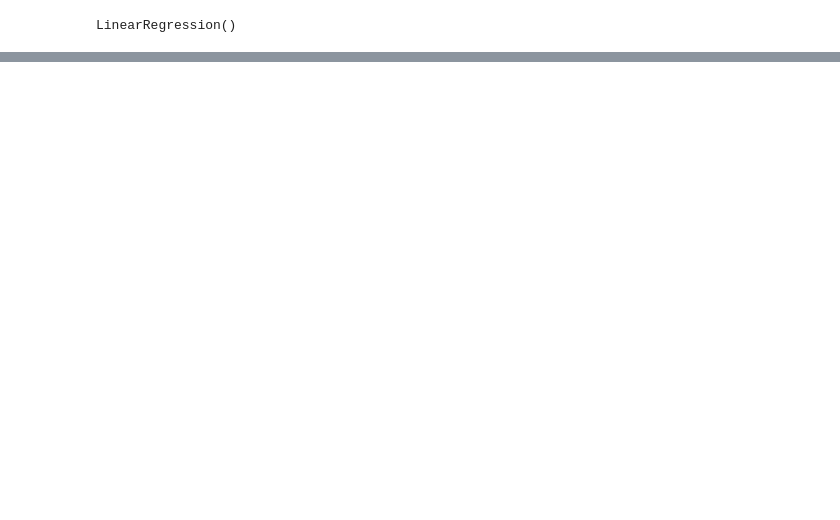
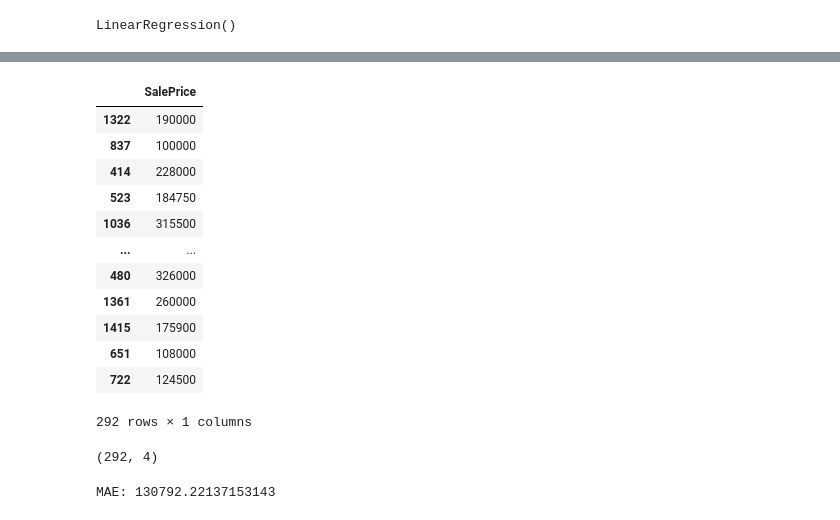
Before and after one commit to erioluwa01/prodigy-task1, a Jupyter notebook: prodigy!.ipynb, the cells around one changed output, grey strips where cells are left out. Cells and saved outputs as stored; diff of their text form; code cells hidden in the pictures; blank space fills up the shorter version.

```diff
--- a/prodigy!.ipynb
+++ b/prodigy!.ipynb
@@ -83,2 +83,2 @@ data=pd.read_csv('test.csv')
 # %%
-data.info
+X_train, X_test, y_train, y_test = train_test_split(X, y, test_size=0.2, random_state=42)
@@ -124 +139,29 @@ print(y_pred)
+# %%
+y_test
+# %% [output]
+|  | SalePrice |
+| 1322 | 190000 |
+| 837 | 100000 |
+| 414 | 228000 |
+| 523 | 184750 |
+| 1036 | 315500 |
+| ... | ... |
+| 480 | 326000 |
+| 1361 | 260000 |
+| 1415 | 175900 |
+| 651 | 108000 |
+| 722 | 124500 |
+292 rows × 1 columns
+# %%
+X_test.shape
+# %% [output]
+(292, 4)
+# %%
+
+from sklearn.metrics import mean_absolute_error
+
+mae = mean_absolute_error(y_test, y_pred)
+print("MAE:", mae)
+# %% [output]
+MAE: 130792.22137153143
 # %%
```
Also changed, not shown: parts of 11 cells of this notebook, 2 other files.
